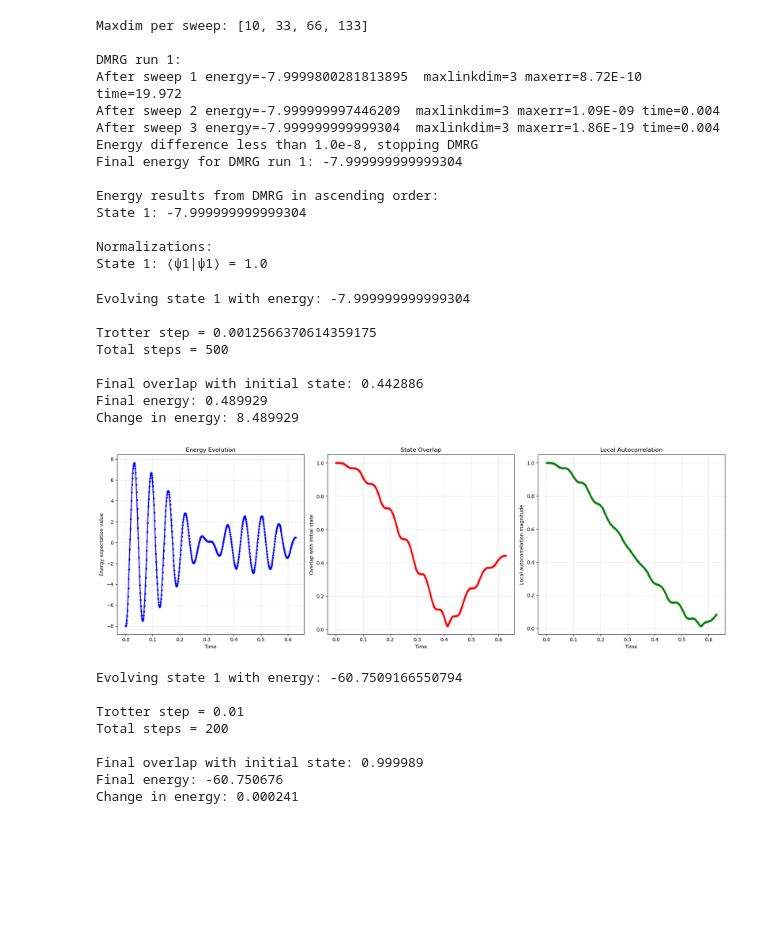
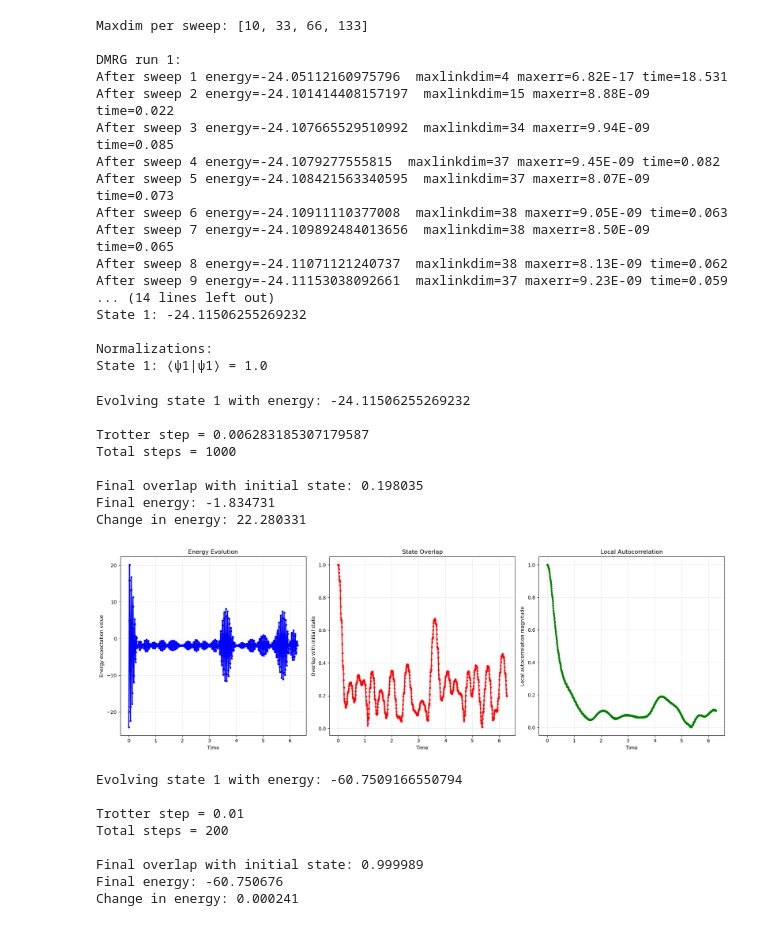
Before and after one commit to wholdhus/majorana_chain_dynamics, a Jupyter notebook: Majorana Chain Dynamics.ipynb, the cells around one changed output. Drawn from its saved outputs; the diff is of its cells as text; code cells hidden in the pictures; blank space fills up the shorter version.

```diff
--- a/Majorana Chain Dynamics.ipynb
+++ b/Majorana Chain Dynamics.ipynb
@@ -7,12 +7,12 @@ using ITensors, ITensorMPS, PythonPlot
 global R = 1
 
 # Length of the spin chain
-global L = 4
+global L = 12
 global sites = siteinds("S=1/2", L)
 
 # Coupling coefficients
 global lambdaI = 1
-global lambda3 = 1
+global lambda3 = 1.1
 
 # Number of sweeps, bond dimensions, and cutoff for DMRG algorithm
 nsweeps = 20
@@ -95,14 +95,17 @@ end
 Maxdim per sweep: [10, 33, 66, 133]
 
 DMRG run 1:
-After sweep 1 energy=-7.9999800281813895  maxlinkdim=3 maxerr=8.72E-10 time=19.972
-After sweep 2 energy=-7.999999997446209  maxlinkdim=3 maxerr=1.09E-09 time=0.004
-After sweep 3 energy=-7.999999999999304  maxlinkdim=3 maxerr=1.86E-19 time=0.004
-Energy difference less than 1.0e-8, stopping DMRG
-Final energy for DMRG run 1: -7.999999999999304
-
-Energy results from DMRG in ascending order:
-State 1: -7.999999999999304
+After sweep 1 energy=-24.05112160975796  maxlinkdim=4 maxerr=6.82E-17 time=18.531
+After sweep 2 energy=-24.101414408157197  maxlinkdim=15 maxerr=8.88E-09 time=0.022
+After sweep 3 energy=-24.107665529510992  maxlinkdim=34 maxerr=9.94E-09 time=0.085
+After sweep 4 energy=-24.1079277555815  maxlinkdim=37 maxerr=9.45E-09 time=0.082
+After sweep 5 energy=-24.108421563340595  maxlinkdim=37 maxerr=8.07E-09 time=0.073
+After sweep 6 energy=-24.10911110377008  maxlinkdim=38 maxerr=9.05E-09 time=0.063
+After sweep 7 energy=-24.109892484013656  maxlinkdim=38 maxerr=8.50E-09 time=0.065
+After sweep 8 energy=-24.11071121240737  maxlinkdim=38 maxerr=8.13E-09 time=0.062
+After sweep 9 energy=-24.11153038092661  maxlinkdim=37 maxerr=9.23E-09 time=0.059
+... (14 lines left out)
+State 1: -24.11506255269232
 
 Normalizations:
 State 1: ⟨ψ1|ψ1⟩ = 1.0
@@ -128,8 +131,8 @@ normalize!(phi0)
 # Parameters
 w = 100
 T = 2π/w
-N = 50
-n_periods = 10
+N = 10
+n_periods = 100
 
 drive_lambdaI(t) = lambdaI*cos(w*t)
 
@@ -253,40 +256,40 @@ println("Change in energy: $(round(abs(final_energy - initial_energy), digits=6)
 
 # Plotting
 fig, (ax1, ax2, ax3) = PythonPlot.subplots(1, 3, figsize=(18, 6))
 
     # Energy
     ax1.plot(times, energy_vals, "b.-", linewidth=2)
     ax1.set_xlabel("Time")
     ax1.set_ylabel("Energy expectation value")
     ax1.grid(true, alpha=0.3)
     ax1.set_title("Energy Evolution")
 
     # State overlap
     ax2.plot(times, overlap_vals, "r.-", linewidth=2)
     ax2.set_xlabel("Time")
     ax2.set_ylabel("Overlap with initial state")
     ax2.grid(true, alpha=0.3)
     ax2.set_title("State Overlap")
 
     # Local autocorrelation
     ax3.plot(times, C_abs, "g.-", linewidth=2)
     ax3.set_xlabel("Time")
     ax3.set_ylabel("Local autocorrelation magnitude")
     ax3.grid(true, alpha=0.3)
     ax3.set_title("Local Autocorrelation")
 
 PythonPlot.tight_layout()
 PythonPlot.show()
 # %% [output]
-Evolving state 1 with energy: -7.999999999999304
+Evolving state 1 with energy: -24.11506255269232
 
-Trotter step = 0.0012566370614359175
-Total steps = 500
+Trotter step = 0.006283185307179587
+Total steps = 1000
 
-Final overlap with initial state: 0.442886
-Final energy: 0.489929
-Change in energy: 8.489929
+Final overlap with initial state: 0.198035
+Final energy: -1.834731
+Change in energy: 22.280331
-[figure, old version]
+[figure, new version]
 # %%
 # Time Evolution Under Full Hamiltonian
 
```
Also changed, not shown: 1 other file.
